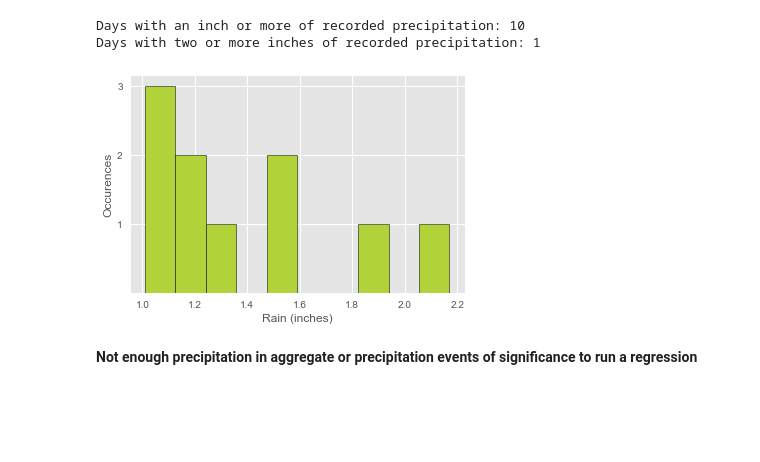
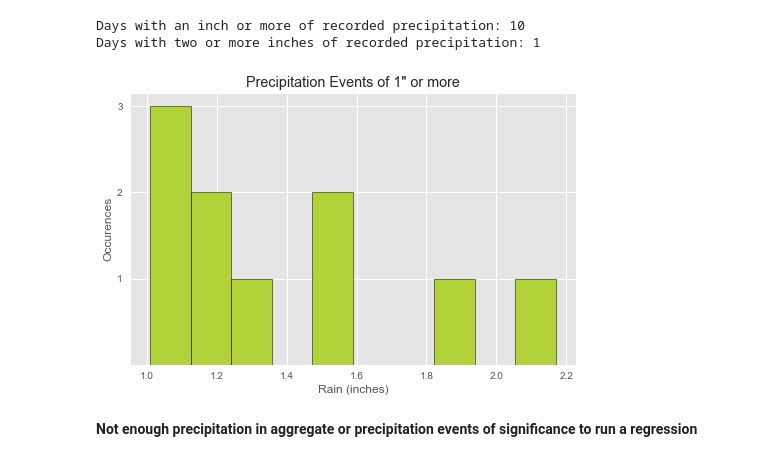
Before and after one commit to Larkin22/MN-Nice-Ride, a Jupyter notebook: MN Nice Ride - Ride Data 2016.ipynb, the cells around one changed output. Cells and saved outputs as stored; diff of their text form; code cells hidden in the pictures; blank space fills up the shorter version.

```diff
--- a/MN Nice Ride - Ride Data 2016.ipynb
+++ b/MN Nice Ride - Ride Data 2016.ipynb
@@ -771,12 +859,15 @@ print('Days with two or more inches of recorded precipitation: {0}'
 Days with an inch or more of recorded precipitation: 10
 Days with two or more inches of recorded precipitation: 1
 # %%
+fig = plt.figure(figsize=(8, 5))
+plt.gca()
 plt.hist(rainy.precipitation, color='#B2D23A', edgecolor='#000000')
 plt.yticks([1.0, 2.0, 3.0], ['1', '2', '3'])
 plt.ylabel('Occurences')
-plt.xlabel('Rain (inches)');
+plt.xlabel('Rain (inches)')
+plt.title('Precipitation Events of 1" or more');
 # %% [output]
-[figure, old version]
+[figure, new version]
 # %% [markdown]
 **Not enough precipitation in aggregate or precipitation events of significance to run a regression**
 # %% [markdown]
```
Also changed, not shown: parts of 18 cells of this notebook, 5 other files.
